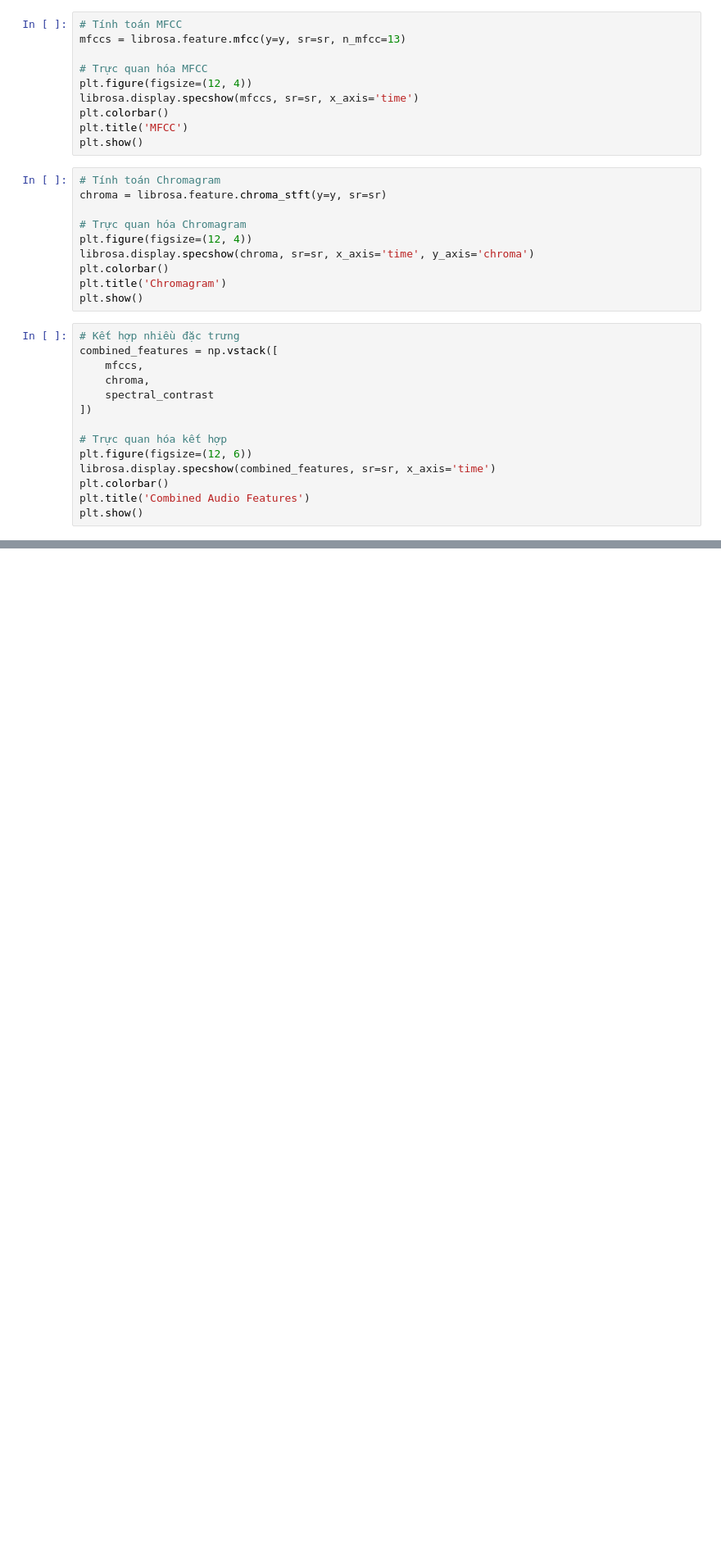
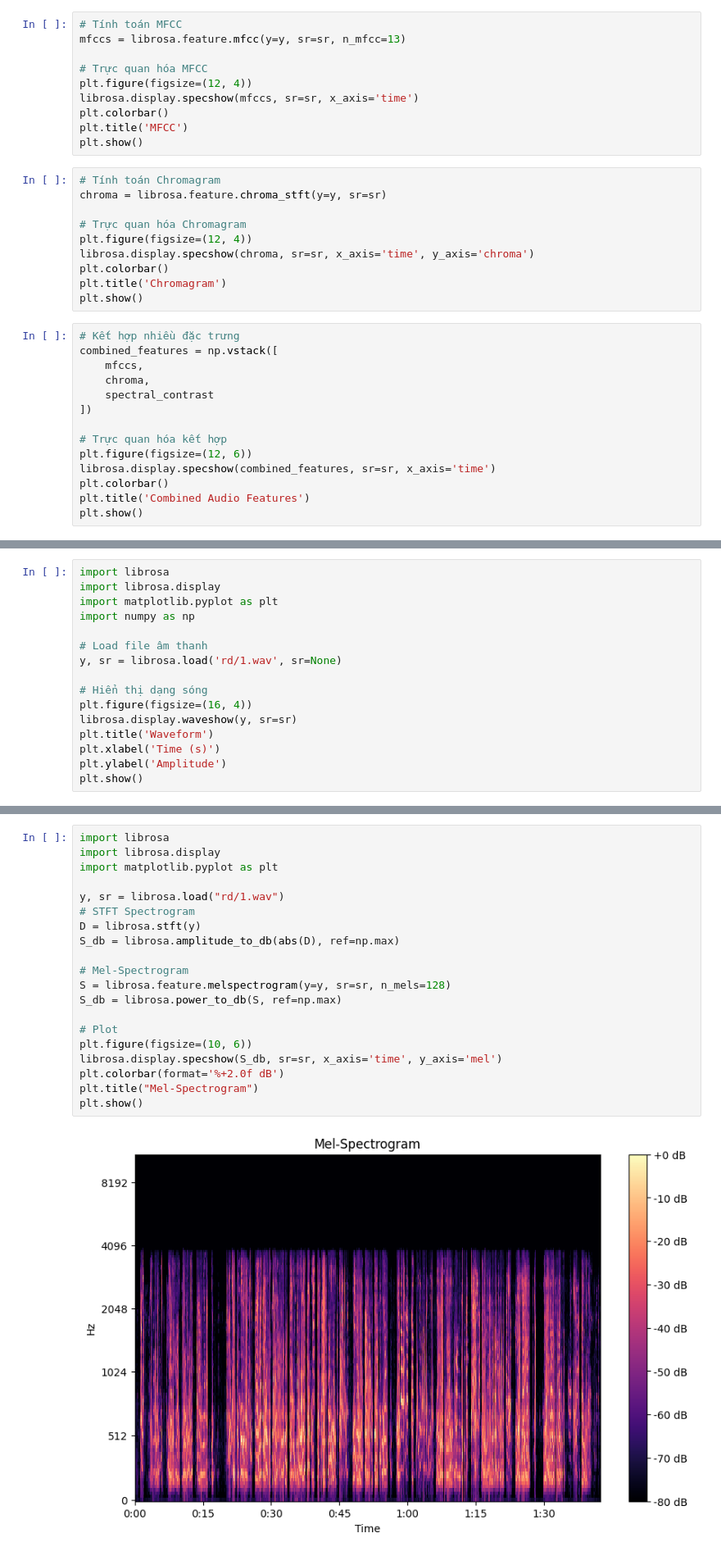
Before and after one commit to dattruongquoc0206/vnpt, a Jupyter notebook: s2t/test.ipynb, the cells around one changed output, grey strips where cells are left out. Shown at 82% size. Saved outputs shown, nothing was run; the diff lists cells and outputs as text; blank space fills up the shorter version.

```diff
--- a/s2t/test.ipynb
+++ b/s2t/test.ipynb
@@ -67,0 +188,16 @@ plt.show()
+# %%
+import librosa
+import librosa.display
+import matplotlib.pyplot as plt
+import numpy as np
+
+# Load file âm thanh
+y, sr = librosa.load('rd/1.wav', sr=None)
+
+# Hiển thị dạng sóng
+plt.figure(figsize=(16, 4))
+librosa.display.waveshow(y, sr=sr)
+plt.title('Waveform')
+plt.xlabel('Time (s)')
+plt.ylabel('Amplitude')
+plt.show()
@@ -67,0 +206,22 @@ plt.show()
+# %%
+import librosa
+import librosa.display
+import matplotlib.pyplot as plt
+
+y, sr = librosa.load("rd/1.wav")
+# STFT Spectrogram
+D = librosa.stft(y)
+S_db = librosa.amplitude_to_db(abs(D), ref=np.max)
+
+# Mel-Spectrogram
+S = librosa.feature.melspectrogram(y=y, sr=sr, n_mels=128)
+S_db = librosa.power_to_db(S, ref=np.max)
+
+# Plot
+plt.figure(figsize=(10, 6))
+librosa.display.specshow(S_db, sr=sr, x_axis='time', y_axis='mel')
+plt.colorbar(format='%+2.0f dB')
+plt.title("Mel-Spectrogram")
+plt.show()
+# %% [output]
+[figure, added]
```
Also changed, not shown: parts of 48 cells of this notebook, 15 other files.
